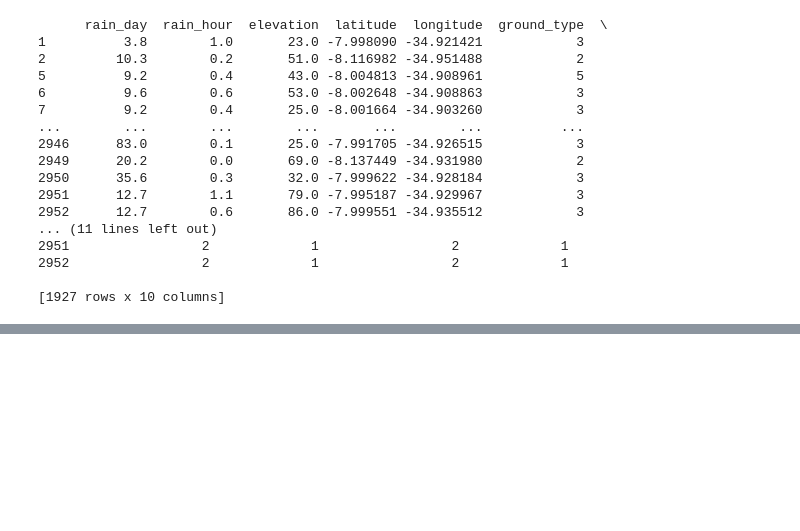
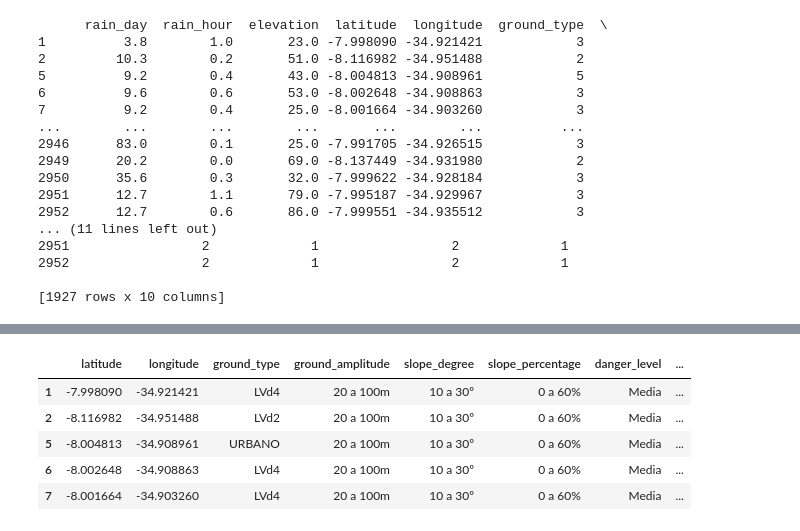
Before and after one commit to pedro-patriota/AI-for-LandSlide-prediction-, a Jupyter notebook: algorithm/clustering/k_means.ipynb, the cells around one changed output, grey strips where cells are left out. Cells and saved outputs as stored; diff of their text form; code cells hidden in the pictures; blank space fills up the shorter version.

```diff
--- a/algorithm/clustering/k_means.ipynb
+++ b/algorithm/clustering/k_means.ipynb
@@ -179,2 +182,11 @@ plt.show()
 # %%
 df.to_csv('kmeans.csv', index=False, header=True)
+# %%
+df.head()
+# %% [output]
+|  | latitude | longitude | ground_type | ground_amplitude | slope_degree | slope_percentage | danger_level | ... |
+| 1 | -7.998090 | -34.921421 | LVd4 | 20 a 100m | 10 a 30º | 0 a 60% | Media | ... |
+| 2 | -8.116982 | -34.951488 | LVd2 | 20 a 100m | 10 a 30º | 0 a 60% | Media | ... |
+| 5 | -8.004813 | -34.908961 | URBANO | 20 a 100m | 10 a 30º | 0 a 60% | Media | ... |
+| 6 | -8.002648 | -34.908863 | LVd4 | 20 a 100m | 10 a 30º | 0 a 60% | Media | ... |
+| 7 | -8.001664 | -34.903260 | LVd4 | 20 a 100m | 10 a 30º | 0 a 60% | Media | ... |
```
Also changed, not shown: parts of 6 cells of this notebook, 1 other file.
